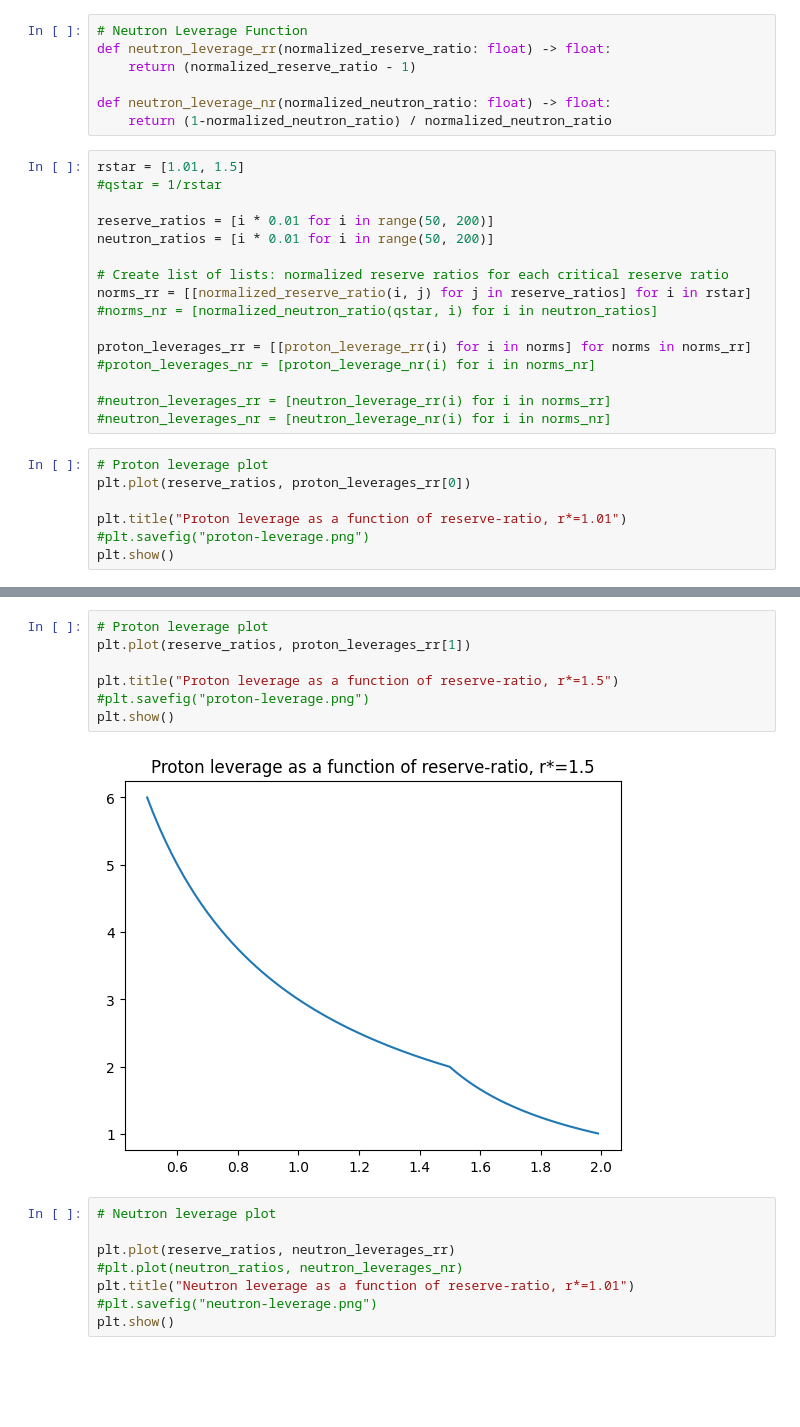
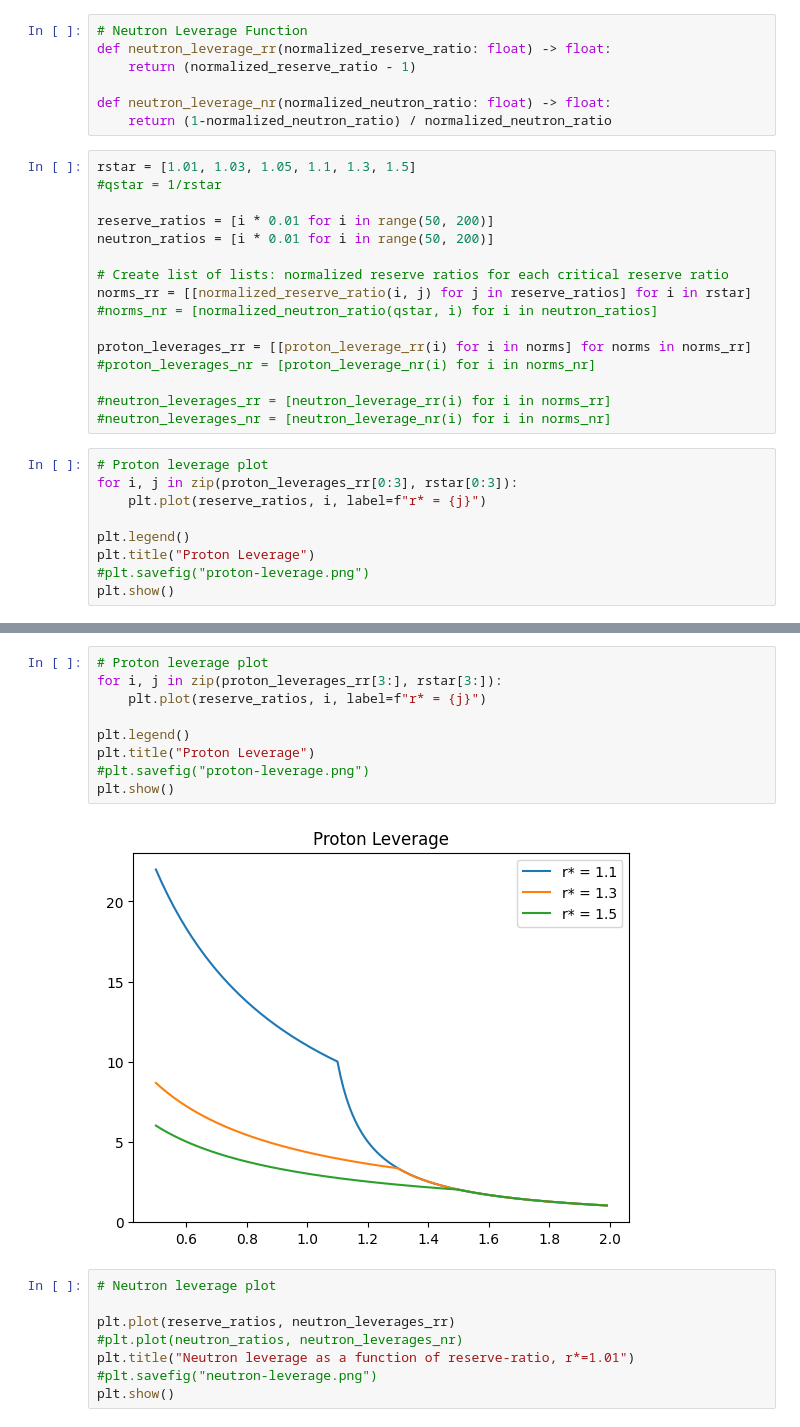
Before and after one commit to ldgaetano/gluon-sims, a Jupyter notebook: gluon-z-sims.ipynb, the cells around one changed output, grey strips where cells are left out. Cells and saved outputs as stored; diff of their text form; blank space fills up the shorter version.

```diff
--- a/gluon-z-sims.ipynb
+++ b/gluon-z-sims.ipynb
@@ -483,7 +611,7 @@ def neutron_leverage_rr(normalized_reserve_ratio: float) -> float:
 def neutron_leverage_nr(normalized_neutron_ratio: float) -> float:
     return (1-normalized_neutron_ratio) / normalized_neutron_ratio
 # %%
-rstar = [1.01, 1.5]
+rstar = [1.01, 1.03, 1.05, 1.1, 1.3, 1.5]
 #qstar = 1/rstar
 
 reserve_ratios = [i * 0.01 for i in range(50, 200)]
@@ -500,9 +628,11 @@ proton_leverages_rr = [[proton_leverage_rr(i) for i in norms] for norms in norms
 #neutron_leverages_nr = [neutron_leverage_nr(i) for i in norms_nr]
 # %%
 # Proton leverage plot
-plt.plot(reserve_ratios, proton_leverages_rr[0])
+for i, j in zip(proton_leverages_rr[0:3], rstar[0:3]):
+    plt.plot(reserve_ratios, i, label=f"r* = {j}")
 
-plt.title("Proton leverage as a function of reserve-ratio, r*=1.01")
+plt.legend()
+plt.title("Proton Leverage")
 #plt.savefig("proton-leverage.png")
 plt.show()
 # %% [output]
@@ -510,12 +640,14 @@ plt.show()
 # %%
 # Proton leverage plot
-plt.plot(reserve_ratios, proton_leverages_rr[1])
+for i, j in zip(proton_leverages_rr[3:], rstar[3:]):
+    plt.plot(reserve_ratios, i, label=f"r* = {j}")
 
-plt.title("Proton leverage as a function of reserve-ratio, r*=1.5")
+plt.legend()
+plt.title("Proton Leverage")
 #plt.savefig("proton-leverage.png")
 plt.show()
 # %% [output]
-[figure, old version]
+[figure, new version]
 # %%
 # Neutron leverage plot
 
```
Also changed, not shown: parts of 6 cells of this notebook.
